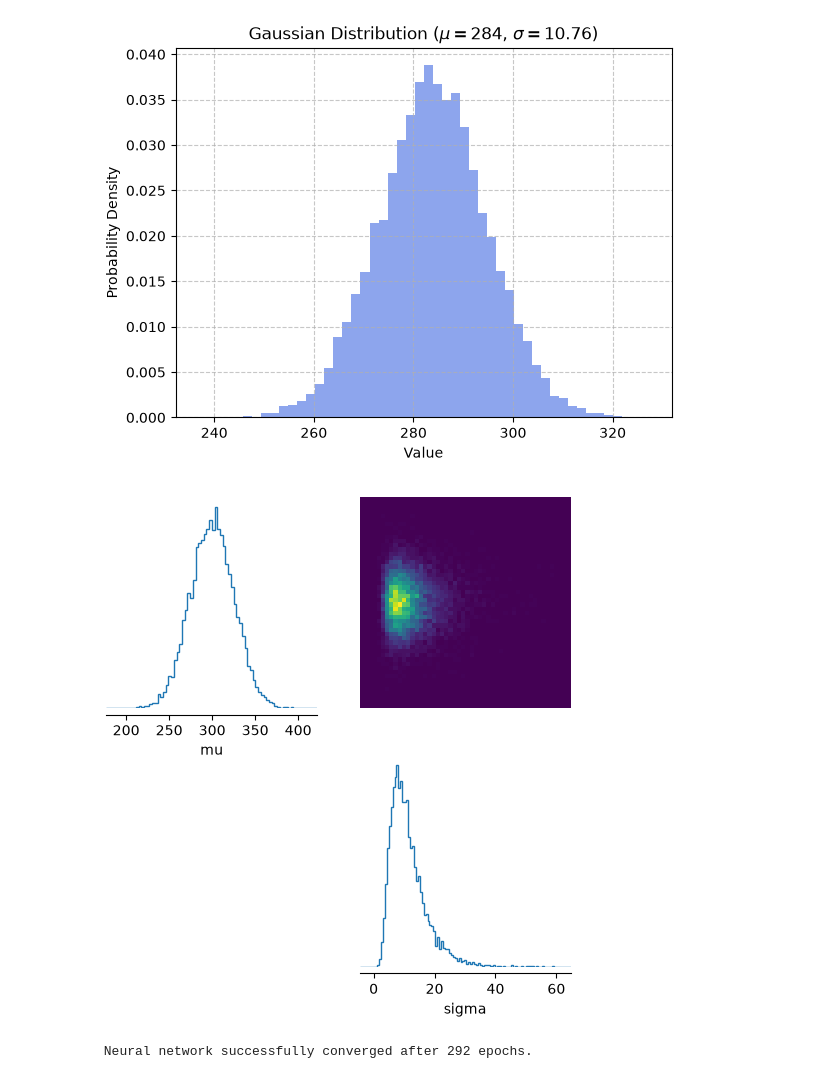
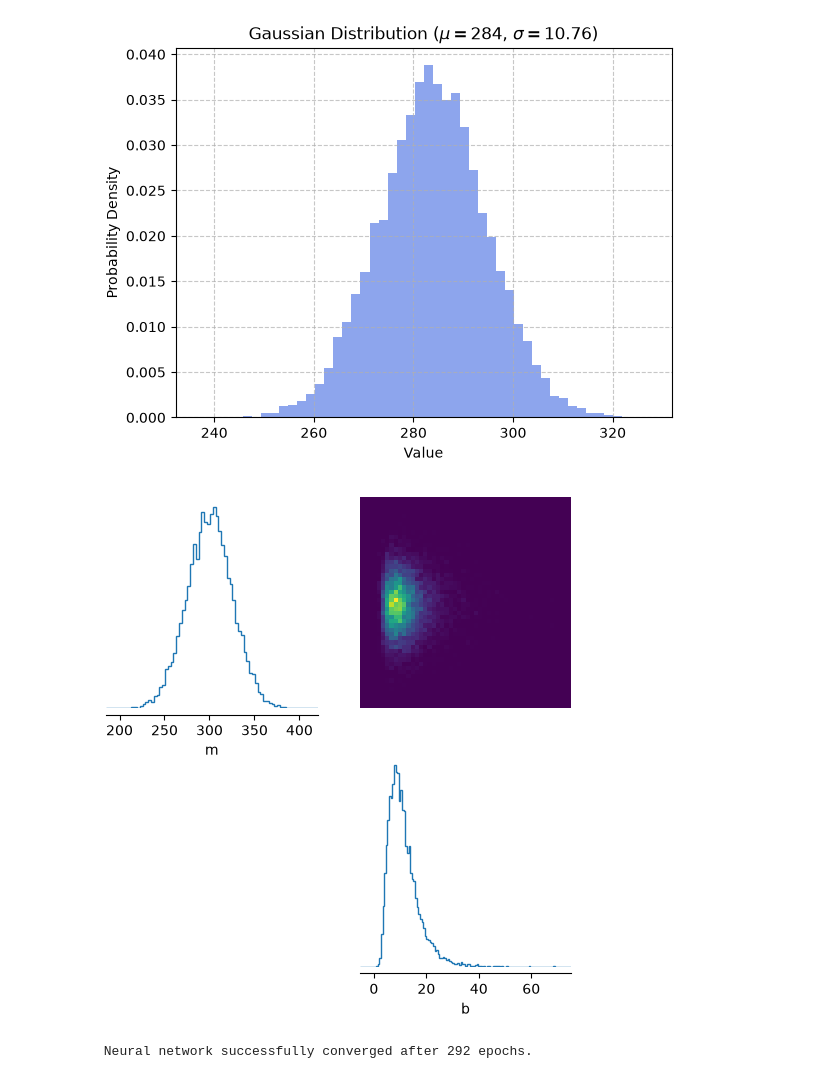
Before and after one commit to jarachisholm/SBI_clustering, a Jupyter notebook: distribution_inference.ipynb, the cells around one changed output. Cells and saved outputs as stored; diff of their text form; code cells hidden in the pictures.

```diff
--- a/distribution_inference.ipynb
+++ b/distribution_inference.ipynb
@@ -43,22 +45,22 @@ plt.show()
 # %%
 # and prior
 
 prior = MultipleIndependent([
     Normal(torch.tensor([300.0], dtype=torch.float32),
-           torch.tensor([25.0], dtype=torch.float32)),                 # mu
+           torch.tensor([25.0], dtype=torch.float32)),
     LogNormal(torch.tensor([math.log(10.0)], dtype=torch.float32),
-              torch.tensor([0.5], dtype=torch.float32)),               # sigma
+              torch.tensor([0.5], dtype=torch.float32)),
 ])
 
 prior_samples = prior.sample((10000,))
 
 fig, ax = pairplot(
     prior_samples,
-    labels=["mu", "sigma"],
+    labels=["m", "b"],
     figsize=(6, 6)
 )
 # %% [output]
-[figure, old version]
+[figure, new version]
 # %%
 edges = np.linspace(230, 340, 51)
 centers = 0.5 * (edges[:-1] + edges[1:])
```
Also changed, not shown: parts of 18 cells of this notebook, 1 other file.
